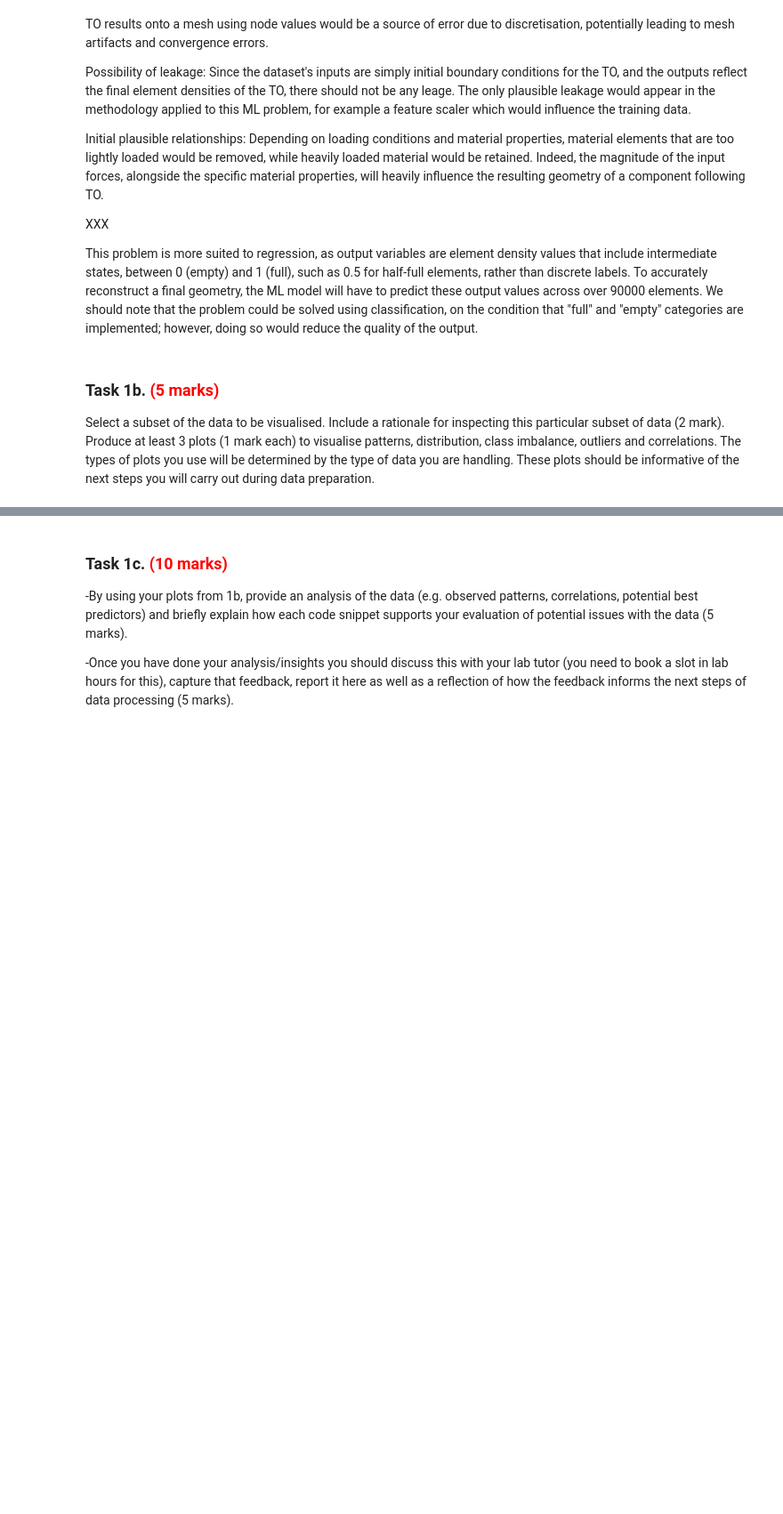
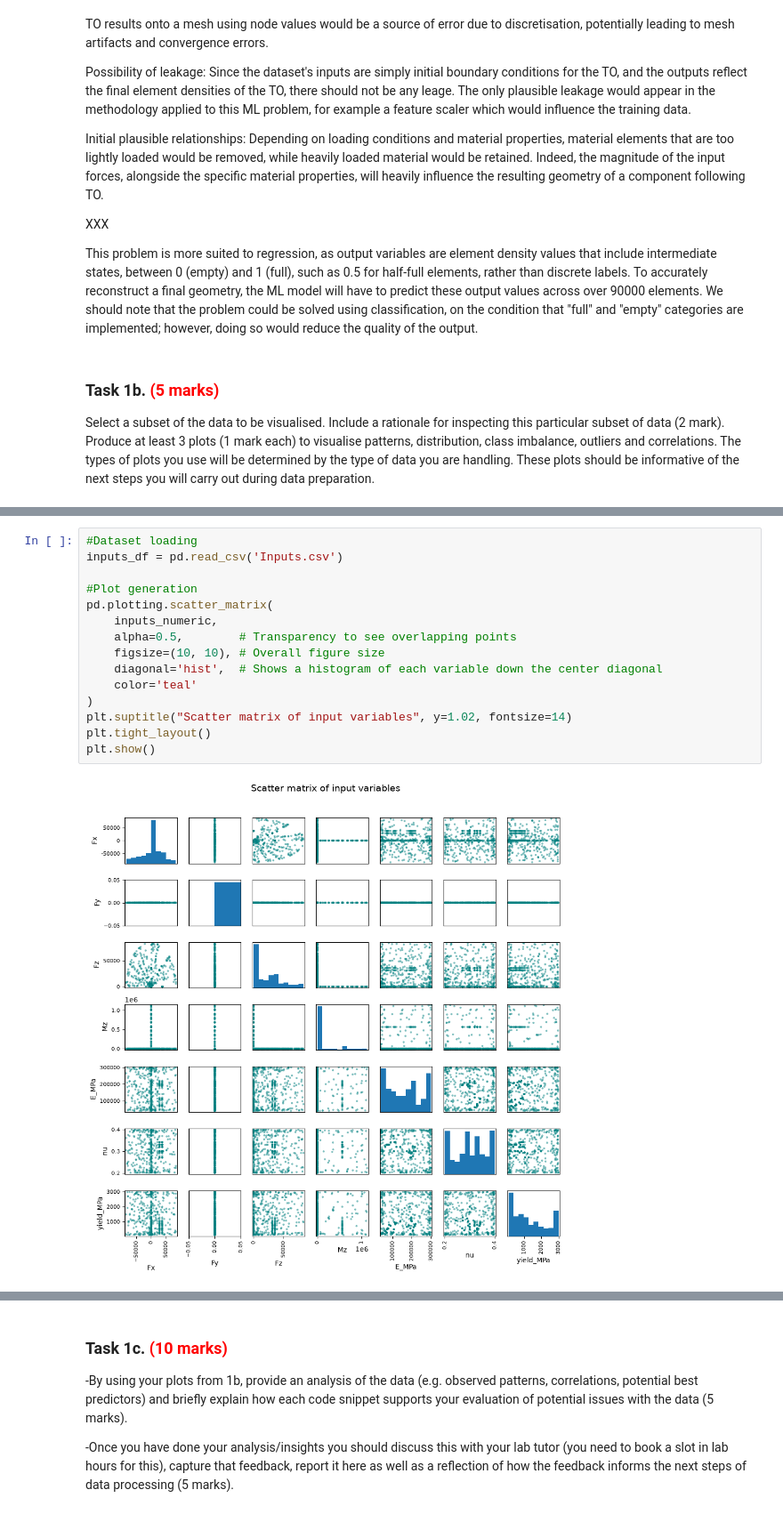
Before and after one commit to alexandreduon/egyad4_ML_Coursework, a Jupyter notebook: mmme4125-coursework_2026.ipynb, the cells around one changed output, grey strips where cells are left out. Shown at 89% size. Drawn from its saved outputs; the diff is of its cells as text; blank space fills up the shorter version.

```diff
--- a/mmme4125-coursework_2026.ipynb
+++ b/mmme4125-coursework_2026.ipynb
@@ -96,0 +97,17 @@ Select a subset of the data to be visualised. Include a rationale for inspecting
+# %%
+#Dataset loading
+inputs_df = pd.read_csv('Inputs.csv')
+
+#Plot generation
+pd.plotting.scatter_matrix(
+    inputs_numeric,
+    alpha=0.5,        # Transparency to see overlapping points
+    figsize=(10, 10), # Overall figure size
+    diagonal='hist',  # Shows a histogram of each variable down the center diagonal
+    color='teal'
+)
+plt.suptitle("Scatter matrix of input variables", y=1.02, fontsize=14)
+plt.tight_layout()
+plt.show()
+# %% [output]
+[figure, added]
```
Also changed, not shown: parts of 9 cells of this notebook.
